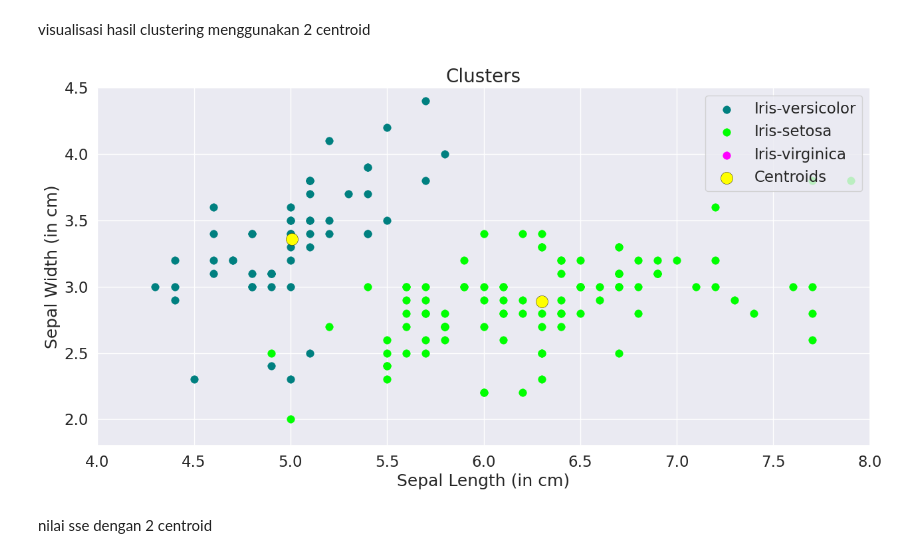
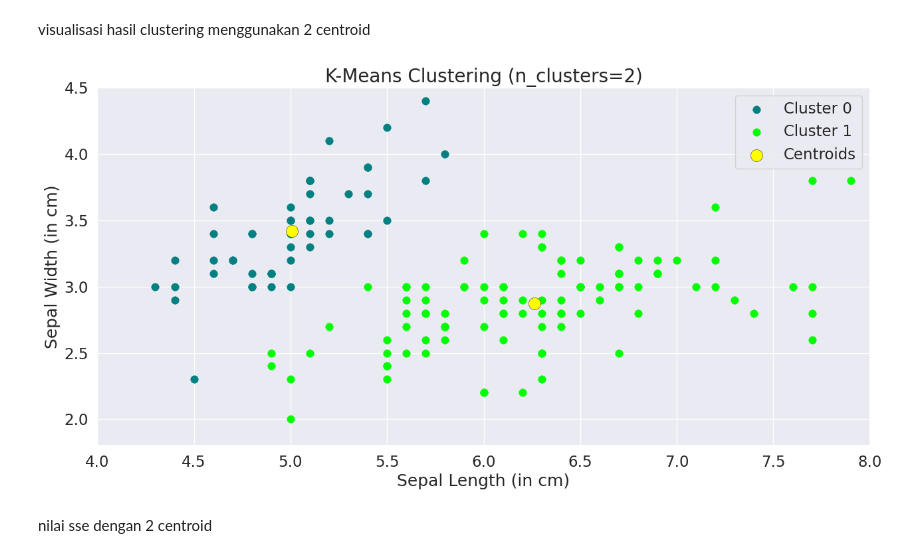
Before and after one commit to AqbilBarakaa/pendata, a Jupyter notebook: pendata/_build/jupyter_execute/K-Means_Clustering.ipynb, the cells around one changed output. Saved outputs shown, nothing was run; the diff lists cells and outputs as text; code cells hidden in the pictures.

```diff
--- a/pendata/_build/jupyter_execute/K-Means_Clustering.ipynb
+++ b/pendata/_build/jupyter_execute/K-Means_Clustering.ipynb
@@ -313,6 +313,4 @@ sse_scores = []
 3           4.6          3.1           1.5          0.2  Iris-setosa
 4           5.0          3.6           1.4          0.2  Iris-setosa
 # %%
-X = data.iloc[:, :-1]
-y = data.iloc[:, -1]
-X
+X = data.drop(columns=['class'])
@@ -333,3 +317,8 @@ X
+# %%
+# Normalisasi data (menggunakan StandardScaler)
+scaler = StandardScaler()
+X_standardized = scaler.fit_transform(X)
+X_standardized = pd.DataFrame(X_standardized, columns=X.columns)
 # %% [markdown]
 Menentukan centroid cluster
 # %%
@@ -365,30 +369,34 @@ array([[5.00566038, 3.36037736, 1.56226415, 0.28867925],
  visualisasi hasil clustering menggunakan 2 centroid
 # %%
 fig, ax = plt.subplots(figsize=(15,7))
-plt.scatter(x=clusters[clusters['Cluster_Prediction'] == 0]['sepal_length'],
-            y=clusters[clusters['Cluster_Prediction'] == 0]['sepal_width'],
-            s=70,edgecolor='teal', linewidth=0.3, c='teal', label='Iris-versicolor')
 
+# Scatter plot for Cluster 0
+plt.scatter(x=data_with_cluster[data_with_cluster['Cluster'] == 0]['sepal_length'],
+            y=data_with_cluster[data_with_cluster['Cluster'] == 0]['sepal_width'],
+            s=70, edgecolor='teal', linewidth=0.3, c='teal', label='Cluster 0')
 
-plt.scatter(x=clusters[clusters['Cluster_Prediction'] == 1]['sepal_length'],
-            y=clusters[clusters['Cluster_Prediction'] == 1]['sepal_width'],
-            s=70,edgecolor='lime', linewidth=0.3, c='lime', label='Iris-setosa')
+# Scatter plot for Cluster 1
+plt.scatter(x=data_with_cluster[data_with_cluster['Cluster'] == 1]['sepal_length'],
+            y=data_with_cluster[data_with_cluster['Cluster'] == 1]['sepal_width'],
+            s=70, edgecolor='lime', linewidth=0.3, c='lime', label='Cluster 1')
 
+# Plot centroids (note we use the original feature space centroids, not PCA space)
+# We need to inverse transform the centroids if we used scaling
+centers_original = scaler.inverse_transform(kms.cluster_centers_)
+plt.scatter(x=centers_original[:, 0], y=centers_original[:, 1],
+            s=170, c='yellow', label='Centroids',
+            edgecolor='black', linewidth=0.3)
 
-plt.scatter(x=clusters[clusters['Cluster_Prediction'] == 2]['sepal_length'],
-            y=clusters[clusters['Cluster_Prediction'] == 2]['sepal_width'],
-            s=70,edgecolor='magenta', linewidth=0.3, c='magenta', label='Iris-virginica')
-
-plt.scatter(x=kms.cluster_centers_[:, 0], y=kms.cluster_centers_[:, 1], s = 170, c = 'yellow', label = 'Centroids',edgecolor='black', linewidth=0.3)
 plt.legend(loc='upper right')
-plt.xlim(4,8)
-plt.ylim(1.8,4.5)
+plt.xlim(4, 8)
+plt.ylim(1.8, 4.5)
 ax.set_ylabel('Sepal Width (in cm)')
 ax.set_xlabel('Sepal Length (in cm)')
-plt.title('Clusters', fontsize = 20)
+plt.title('K-Means Clustering (n_clusters=2)', fontsize=20)
+plt.grid(True)
 plt.show()
 # %% [output]
-[figure, old version]
+[figure, new version]
 # %% [markdown]
 nilai sse dengan 2 centroid
 # %%
```
Also changed, not shown: parts of 18 cells of this notebook, 9 other files.
